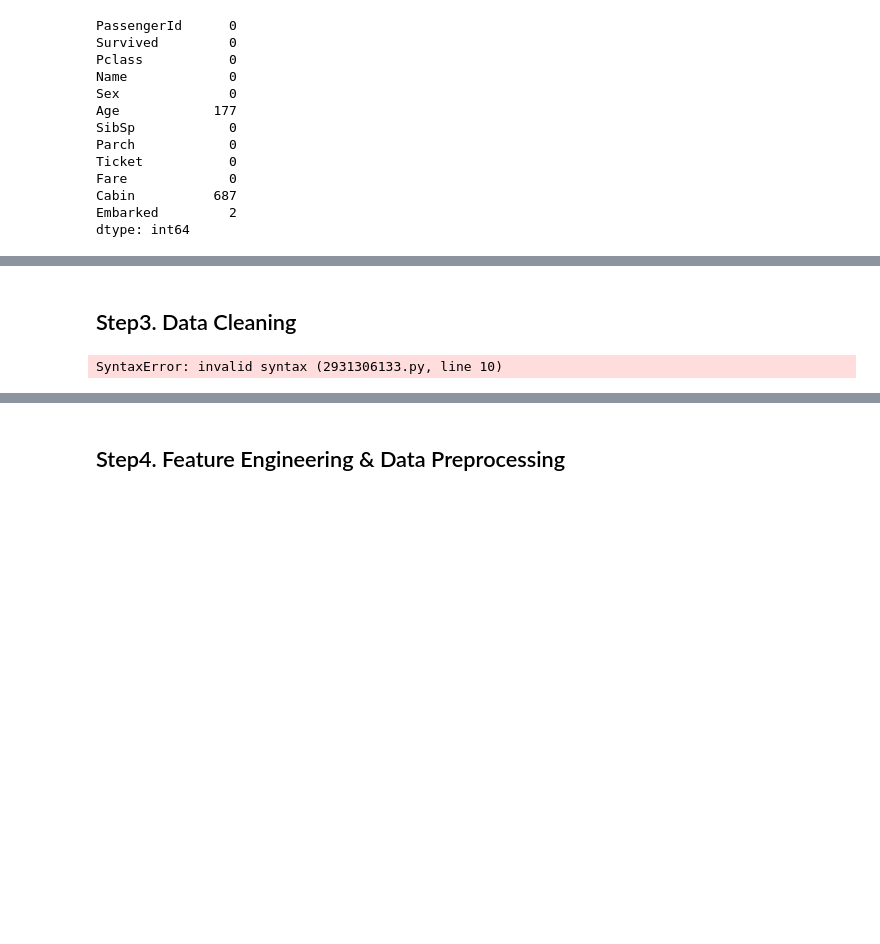
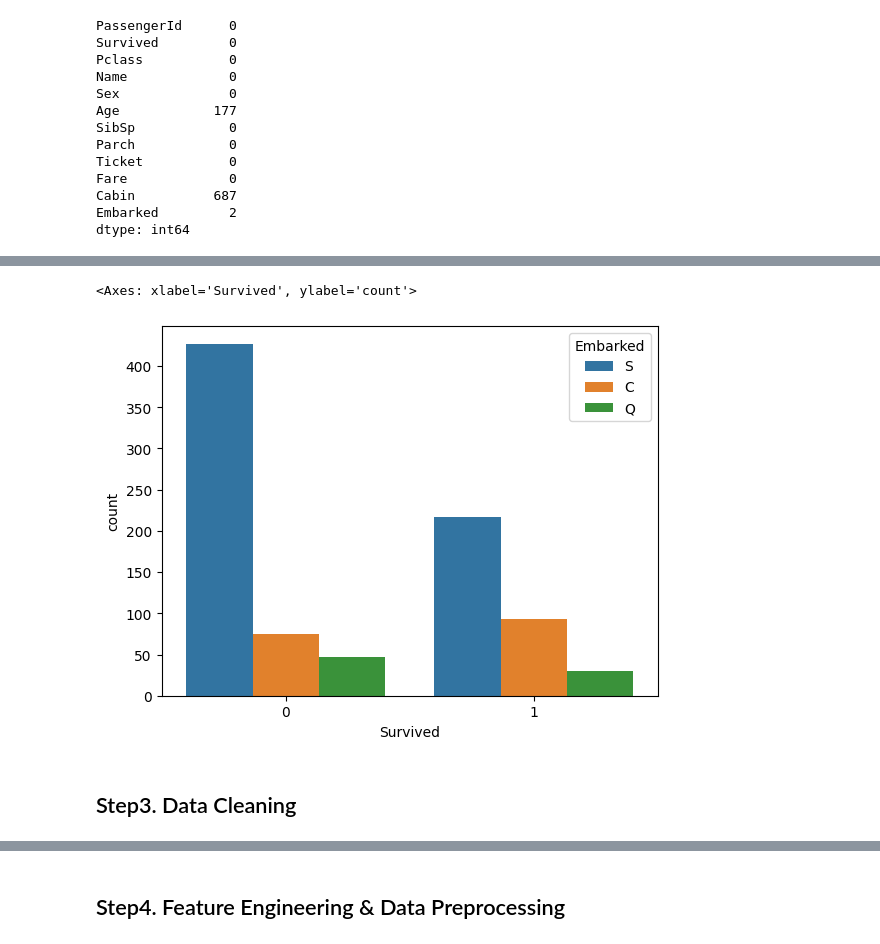
Before and after one commit to arashyeganeh/Machine-Learning, a Jupyter notebook: Competition/Kaggle/Titanic - Machine Learning from Disaster/script/project.ipynb, the cells around one changed output, grey strips where cells are left out. Saved outputs shown, nothing was run; the diff lists cells and outputs as text; code cells hidden in the pictures; blank space fills up the shorter version.

```diff
--- a/Competition/Kaggle/Titanic - Machine Learning from Disaster/script/project.ipynb
+++ b/Competition/Kaggle/Titanic - Machine Learning from Disaster/script/project.ipynb
@@ -68,22 +92,19 @@ sns.countplot(x='Survived', hue='Sex', data=train)
+# %%
+sns.countplot(x='Survived', hue='Embarked', data=train)
+# %% [output]
+<Axes: xlabel='Survived', ylabel='count'>
+[figure, added]
 # %% [markdown]
 ## Step3. Data Cleaning
 # %%
-def DropUselessCol(df, ignorePassengerId = False):
+def CleanData(df, ignorePassengerId = False):
+    df['Age'].fillna(df['Age'].mean(), inplace=True)
+    df['Fare'].fillna(df['Fare'].mean(), inplace=True)
+
     if ignorePassengerId :
         df.drop(['Name', 'Ticket', 'Cabin', 'Embarked'], axis=1, inplace=True)
     else:
         df.drop(['PassengerId', 'Name', 'Ticket', 'Cabin', 'Embarked'], axis=1, inplace=True)
 
-def FillnaAge(df):
-    df['Age'].fillna(df['Age'].mean(), inplace=True)
-
-def CleanData(dfو ignorePassengerId):
-    DropUselessCol(dfو ignorePassengerId)
-    FillnaAge(df)
-
 CleanData(train)
 CleanData(test, ignorePassengerId = True)
-train.head()
-test.head()
-# %% [output]
-SyntaxError: invalid syntax (2931306133.py, line 10)
```
Also changed, not shown: parts of 35 cells of this notebook, 9 other files.
